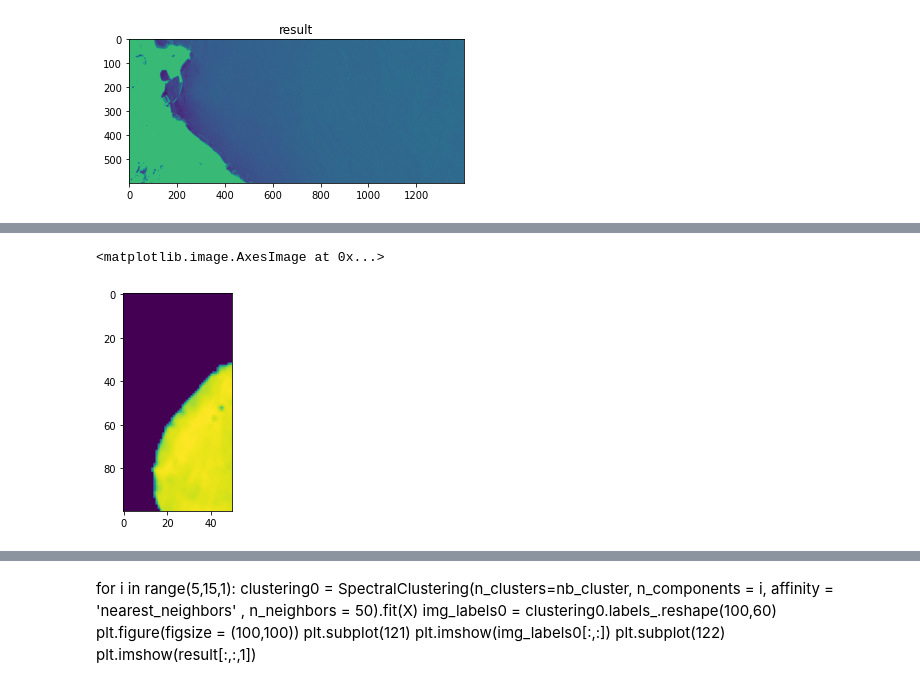
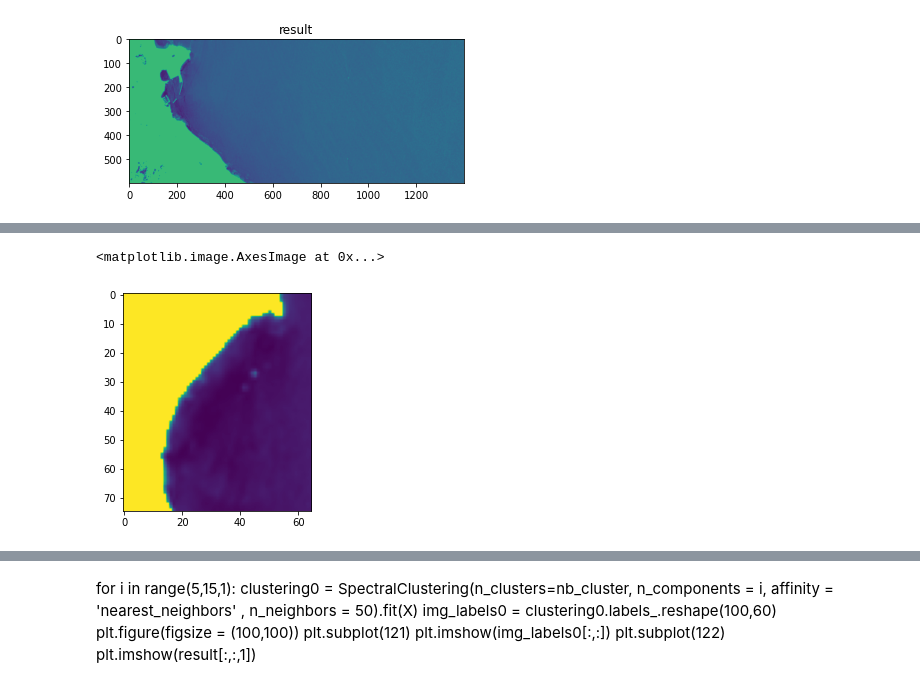
Before and after one commit to BasileR/plastic_detection_from_space, a Jupyter notebook: graphs.ipynb, the cells around one changed output, grey strips where cells are left out. Saved outputs shown, nothing was run; the diff lists cells and outputs as text; code cells hidden in the pictures.

```diff
--- a/graphs.ipynb
+++ b/graphs.ipynb
@@ -97,14 +101,14 @@ def delete_land(img):
 spectral_sign_4 = {'water': [ 0.10384066, 0.13632251, 0.16474463,
        0.3045134], 'ground':[ 0.03796409, 0.03244987, 0.02011696, 0.01891139]}
 # %%
-result = delete_land(img)
+result0 = delete_land(img)
 # %% [output]
 [figure]
 [figure]
 # %%
-#result = result[:,80:,:]
-result = result[50:150,200:250,:]
+#result = result[:,100:,:]
+result = result0[50:150,150:300,:].copy()
 
-plt.imshow(result[:,:,3])
+plt.imshow(result[:,:,0])
 # %% [output]
 <matplotlib.image.AxesImage at 0x...>
@@ -119,5 +150,4 @@ def perform_pca(X,n):
 # %%
 arrays_flat=np.array([result[:,:,i].flatten() for i in range(result.shape[2])])
 X =(np.transpose(arrays_flat))
-
-X = perform_pca(X,0.6)
+#X = perform_pca(X,0.6)
@@ -123,0 +164,5 @@ X = perform_pca(X,0.6)
+# %%
+from sklearn.preprocessing import normalize
+print(X)
+X = normalize(X)
+print(X)
@@ -124,8 +184,8 @@ X = perform_pca(X,0.6)
 # %%
-#plt.imshow(X.reshape(84,103))
-plt.imshow(X.reshape(100,50)[:,:])
+#plt.imshow(X.reshape(84,83))
+plt.imshow(X.reshape(75,65)[:,:])
 # %% [output]
 <matplotlib.image.AxesImage at 0x...>
-[figure, old version]
+[figure, new version]
 # %%
 nb_cluster = 2
```
Also changed, not shown: parts of 14 cells of this notebook, 2 other files.
